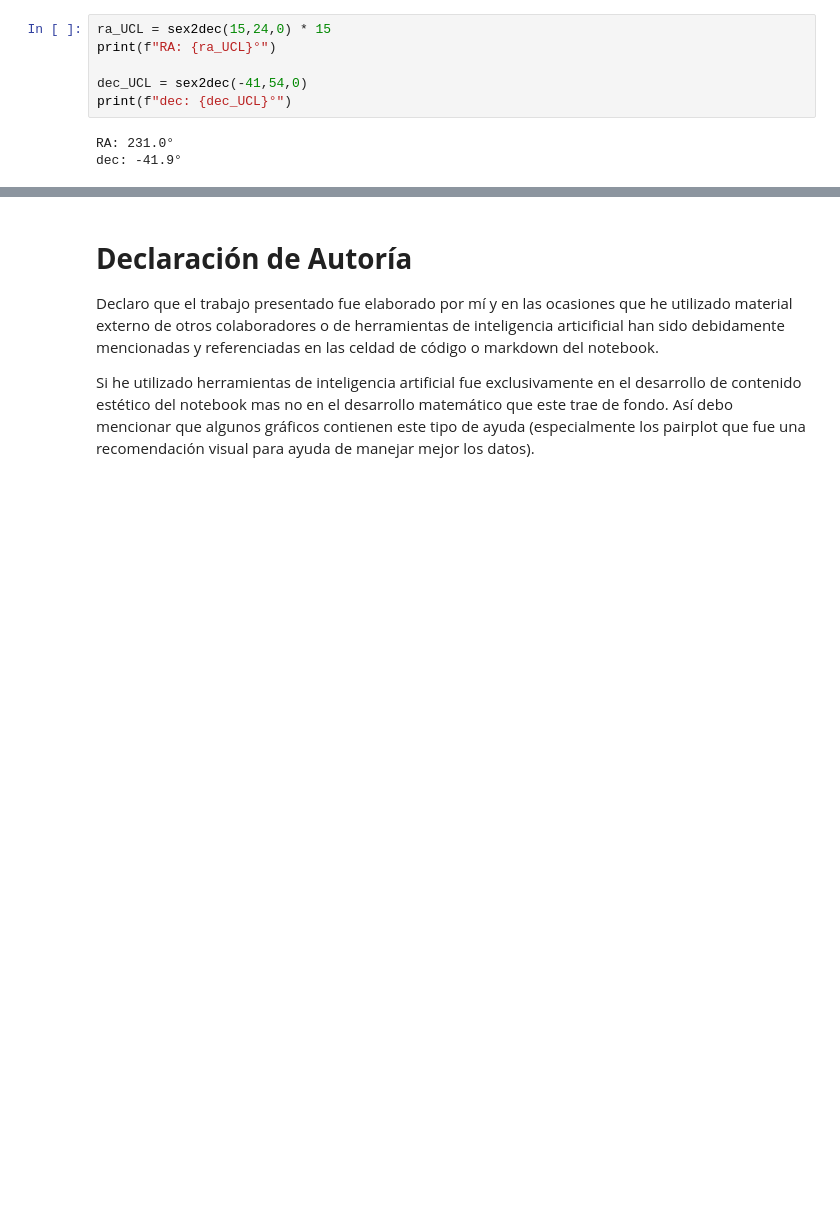
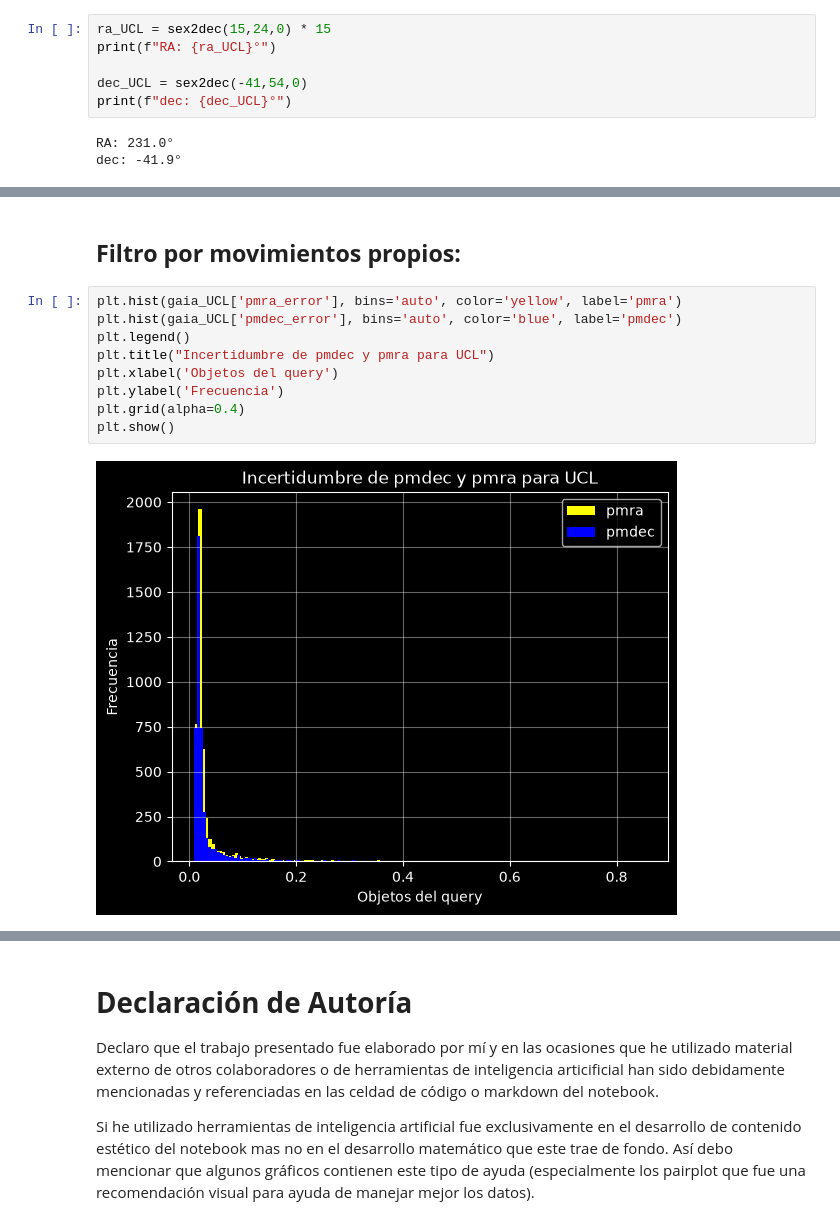
Before and after one commit to Gars220/Proyecto_Gaia, a Jupyter notebook: new_pob_estelares.ipynb, the cells around one changed output, grey strips where cells are left out. Cells and saved outputs as stored; diff of their text form; blank space fills up the shorter version.

```diff
--- a/new_pob_estelares.ipynb
+++ b/new_pob_estelares.ipynb
@@ -861,0 +921,13 @@ dec: -41.9°
+# %% [markdown]
+## **Filtro por movimientos propios:**
+# %%
+plt.hist(gaia_UCL['pmra_error'], bins='auto', color='yellow', label='pmra')
+plt.hist(gaia_UCL['pmdec_error'], bins='auto', color='blue', label='pmdec')
+plt.legend()
+plt.title("Incertidumbre de pmdec y pmra para UCL")
+plt.xlabel('Objetos del query')
+plt.ylabel('Frecuencia')
+plt.grid(alpha=0.4)
+plt.show()
+# %% [output]
+[figure, added]
```
Also changed, not shown: parts of 28 cells of this notebook, 1 other file.
